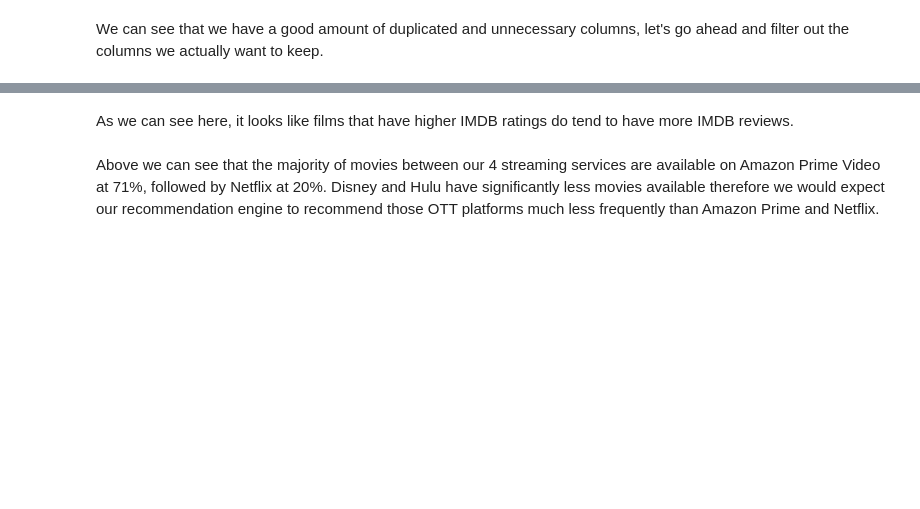
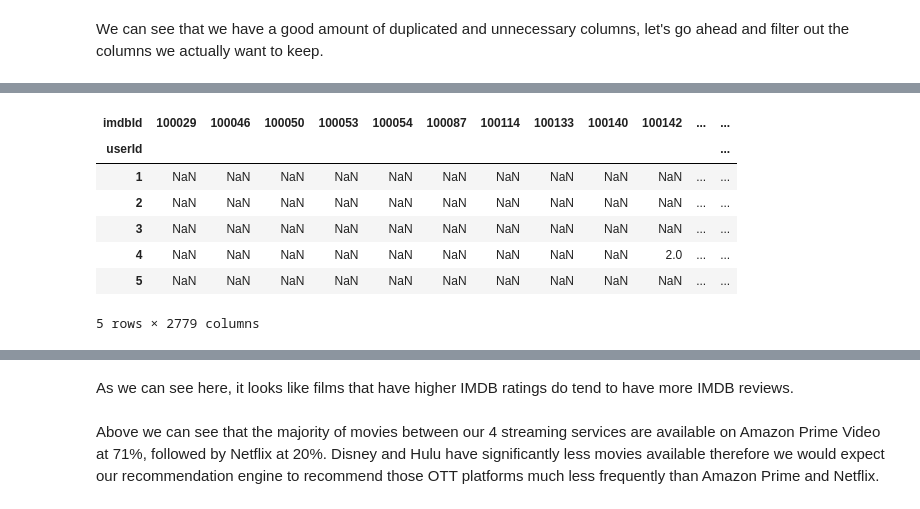
Before and after one commit to kevgross89/Apple-TV-Movie-Recommendation-Engine, a Jupyter notebook: What To Watch - Movie Recommendation Engine.ipynb, the cells around one changed output, grey strips where cells are left out. Drawn from its saved outputs; the diff is of its cells as text; code cells hidden in the pictures; blank space fills up the shorter version.

Commit message:
Collaborative filter recommendation systems

```diff
--- a/What To Watch - Movie Recommendation Engine.ipynb
+++ b/What To Watch - Movie Recommendation Engine.ipynb
@@ -1158,0 +1318,6 @@ movielens_imdb_wiki.Plot.unique().size
+# %%
+# Slice out columns we want
+collab_df = movielens_imdb_df[['Title', 'userId', 'imdbId', 'rating']]
+
+# Preview results
+collab_df.head()
@@ -1158,0 +1349,7 @@ movielens_imdb_wiki.Plot.unique().size
+# %%
+#Assign X and y
+X = collab_df.copy()
+y = collab_df['userId']
+
+# Perform train test split with random_state = 32
+X_train, X_test, y_train, y_test = train_test_split(X, y, random_state=32, stratify=y)
@@ -1158,0 +1401,14 @@ movielens_imdb_wiki.Plot.unique().size
+# %%
+# Ratings matrix
+r_matrix = X_train.pivot_table(values='rating', index='userId', columns='imdbId')
+
+r_matrix.head()
+# %% [output]
+| imdbId | 100029 | 100046 | 100050 | 100053 | 100054 | 100087 | 100114 | 100133 | 100140 | 100142 | ... | ... |
+| userId |  |  |  |  |  |  |  |  |  |  |  | ... |
+| 1 | NaN | NaN | NaN | NaN | NaN | NaN | NaN | NaN | NaN | NaN | ... | ... |
+| 2 | NaN | NaN | NaN | NaN | NaN | NaN | NaN | NaN | NaN | NaN | ... | ... |
+| 3 | NaN | NaN | NaN | NaN | NaN | NaN | NaN | NaN | NaN | NaN | ... | ... |
+| 4 | NaN | NaN | NaN | NaN | NaN | NaN | NaN | NaN | NaN | 2.0 | ... | ... |
+| 5 | NaN | NaN | NaN | NaN | NaN | NaN | NaN | NaN | NaN | NaN | ... | ... |
+5 rows × 2779 columns
```
Also changed, not shown: parts of 73 cells of this notebook.
